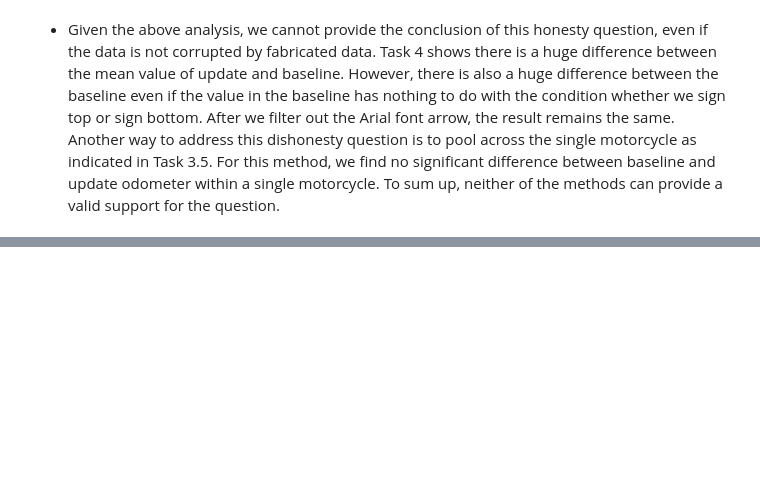
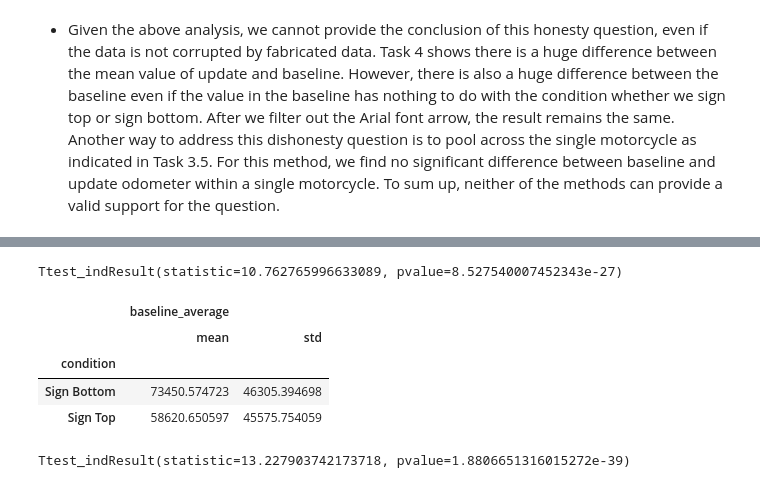
Before and after one commit to PhilipLGQ/CS401-ADA, a Jupyter notebook: Homework/01 - Pandas Data Wrangling and Data Viz/hw1.ipynb, the cells around one changed output, grey strips where cells are left out. Drawn from its saved outputs; the diff is of its cells as text; code cells hidden in the pictures; blank space fills up the shorter version.

```diff
--- a/Homework/01 - Pandas Data Wrangling and Data Viz/hw1.ipynb
+++ b/Homework/01 - Pandas Data Wrangling and Data Viz/hw1.ipynb
@@ -650,0 +687,21 @@ end of this notebook, i.e., after your answer.
+# %%
+# Significant kilometrage difference between update average of sign bottom & sign top in Arial
+stats.ttest_ind(merged_df[merged_df.condition == 'Sign Bottom']['update_average'],
+                 merged_df[merged_df.condition == 'Sign Top']['update_average'])
+# %% [output]
+Ttest_indResult(statistic=10.762765996633089, pvalue=8.527540007452343e-27)
+# %%
+stats_base_new=merged_df[['condition','baseline_average']].groupby(by='condition').agg(['mean','std'])
+stats_base_new
+# %% [output]
+|  | baseline_average |  |
+|  | mean | std |
+| condition |  |  |
+| Sign Bottom | 73450.574723 | 46305.394698 |
+| Sign Top | 58620.650597 | 45575.754059 |
+# %%
+# Significant kilometrage difference between baseline average of sign bottom & sign top in Arial
+stats.ttest_ind(merged_df[merged_df.condition == 'Sign Bottom']['baseline_average'],
+                 merged_df[merged_df.condition == 'Sign Top']['baseline_average'])
+# %% [output]
+Ttest_indResult(statistic=13.227903742173718, pvalue=1.8806651316015272e-39)
```
Also changed, not shown: parts of 14 cells of this notebook.
